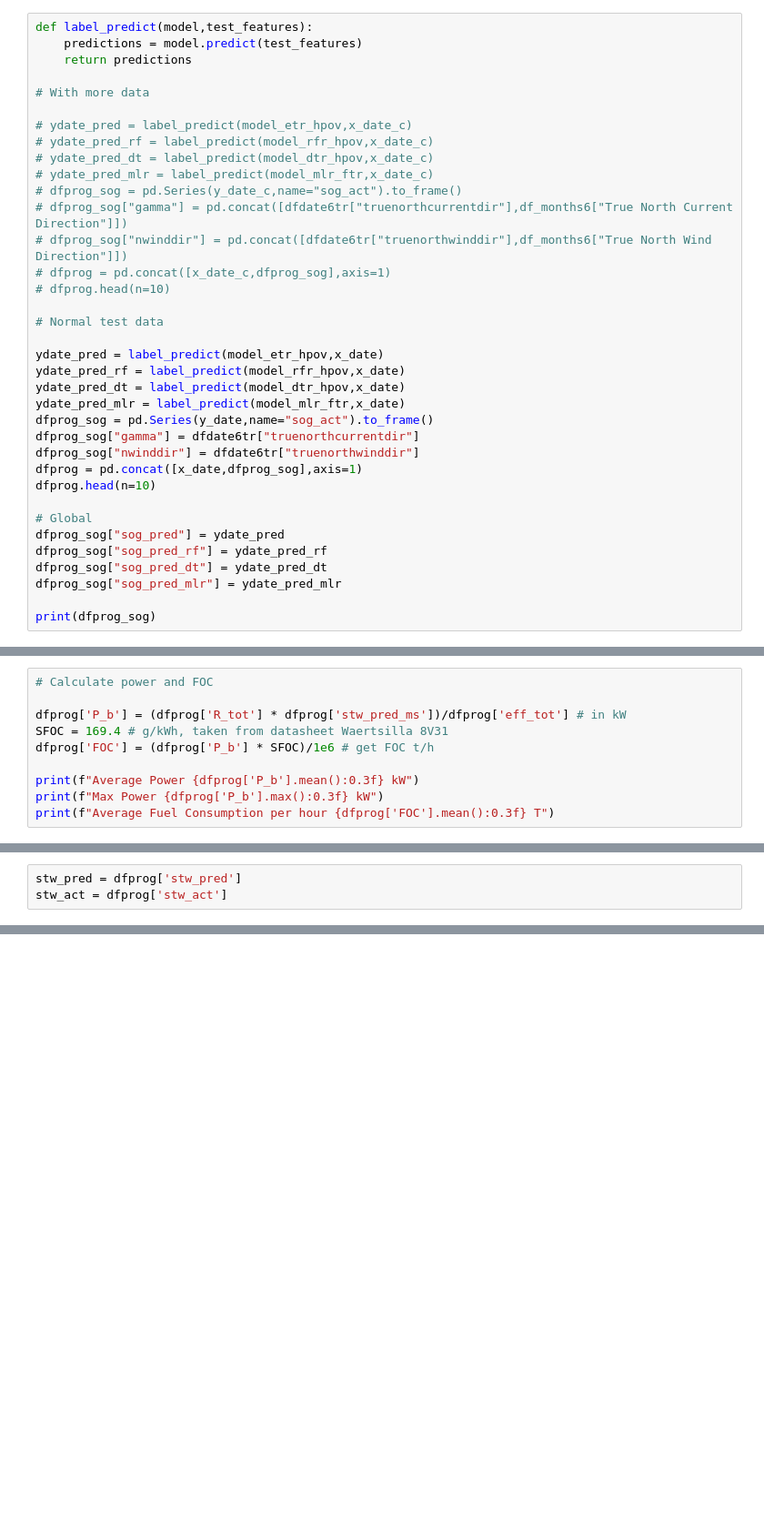
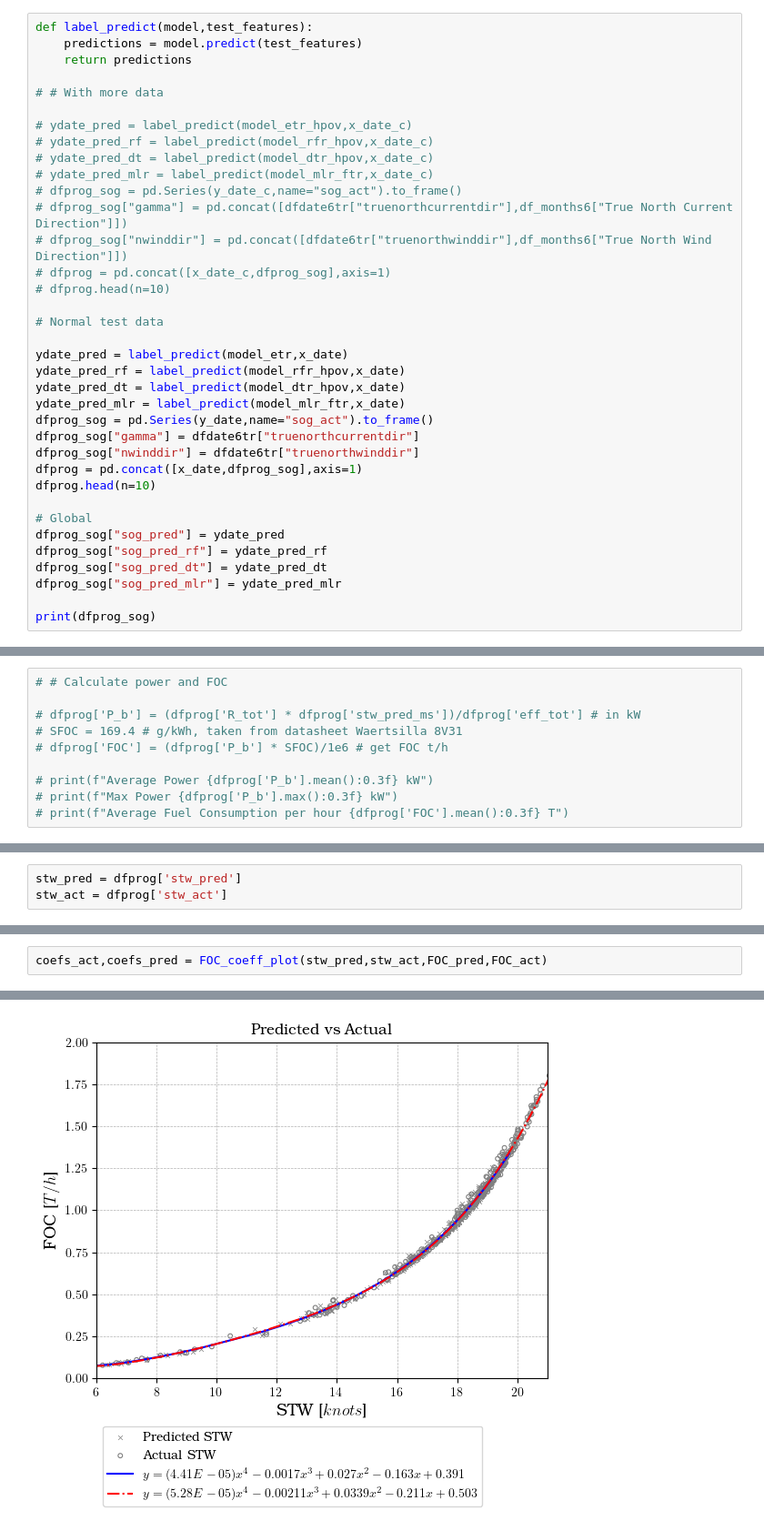
Before and after one commit to hiwafi/thesis-ais, a Jupyter notebook: AISJune_stg_two_v3.ipynb, the cells around one changed output, grey strips where cells are left out. Shown at 91% size. Cells and saved outputs as stored; diff of their text form; blank space fills up the shorter version.

```diff
--- a/AISJune_stg_two_v3.ipynb
+++ b/AISJune_stg_two_v3.ipynb
@@ -912,7 +912,7 @@ def label_predict(model,test_features):
     predictions = model.predict(test_features)
     return predictions
 
-# With more data
+# # With more data
 
 # ydate_pred = label_predict(model_etr_hpov,x_date_c)
 # ydate_pred_rf = label_predict(model_rfr_hpov,x_date_c)
@@ -926,7 +926,7 @@ def label_predict(model,test_features):
 
 # Normal test data
 
-ydate_pred = label_predict(model_etr_hpov,x_date)
+ydate_pred = label_predict(model_etr,x_date)
 ydate_pred_rf = label_predict(model_rfr_hpov,x_date)
 ydate_pred_dt = label_predict(model_dtr_hpov,x_date)
 ydate_pred_mlr = label_predict(model_mlr_ftr,x_date)
@@ -1478,10 +1449,10 @@ Total Efficiency 0.767 N
 # %%
-# Calculate power and FOC
+# # Calculate power and FOC
 
-dfprog['P_b'] = (dfprog['R_tot'] * dfprog['stw_pred_ms'])/dfprog['eff_tot'] # in kW
-SFOC = 169.4 # g/kWh, taken from datasheet Waertsilla 8V31
-dfprog['FOC'] = (dfprog['P_b'] * SFOC)/1e6 # get FOC t/h
+# dfprog['P_b'] = (dfprog['R_tot'] * dfprog['stw_pred_ms'])/dfprog['eff_tot'] # in kW
+# SFOC = 169.4 # g/kWh, taken from datasheet Waertsilla 8V31
+# dfprog['FOC'] = (dfprog['P_b'] * SFOC)/1e6 # get FOC t/h
 
-print(f"Average Power {dfprog['P_b'].mean():0.3f} kW")
-print(f"Max Power {dfprog['P_b'].max():0.3f} kW")
-print(f"Average Fuel Consumption per hour {dfprog['FOC'].mean():0.3f} T")
+# print(f"Average Power {dfprog['P_b'].mean():0.3f} kW")
+# print(f"Max Power {dfprog['P_b'].max():0.3f} kW")
+# print(f"Average Fuel Consumption per hour {dfprog['FOC'].mean():0.3f} T")
@@ -2166,0 +2101,3 @@ plt.show()
+# %%
+coefs_act,coefs_pred = FOC_coeff_plot(stw_pred,stw_act,FOC_pred,FOC_act)
+# %% [output]
@@ -2166,0 +2108 @@ plt.show()
+[figure, added]
```
Also changed, not shown: parts of 82 cells of this notebook, 1 other file.
